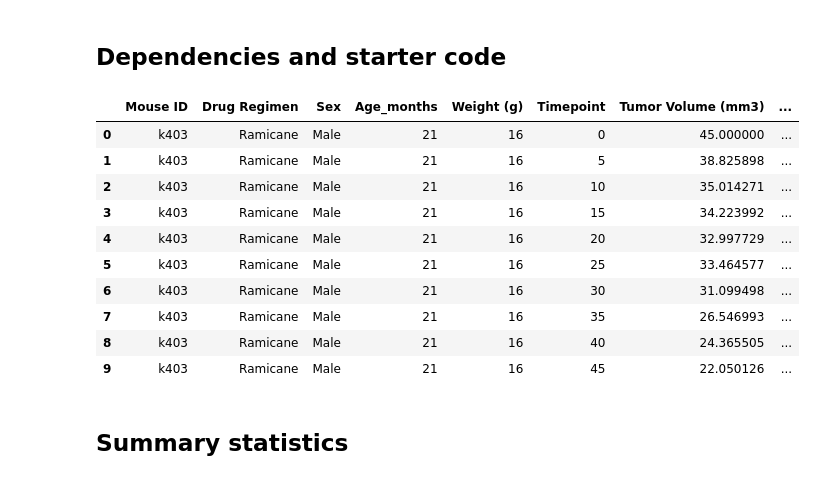
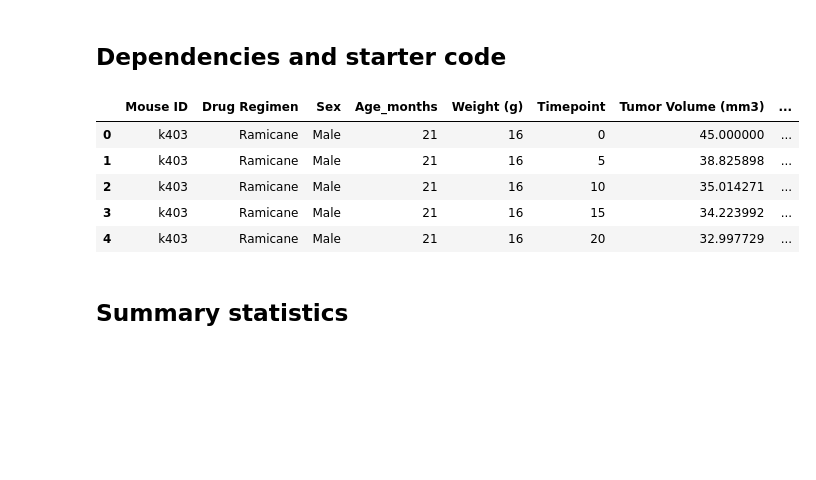
Before and after one commit to enriquesaenger/matplotlib-challenge, a Jupyter notebook: Pymaceuticals/pymaceuticals_starter.ipynb, the cells around one changed output. Drawn from its saved outputs; the diff is of its cells as text; code cells hidden in the pictures; blank space fills up the shorter version.

```diff
--- a/Pymaceuticals/pymaceuticals_starter.ipynb
+++ b/Pymaceuticals/pymaceuticals_starter.ipynb
@@ -5,31 +5,26 @@
 # %%
 # Dependencies and Setup
 import matplotlib.pyplot as plt
 import pandas as pd
 import scipy.stats as st
 from scipy.stats import linregress
 import numpy as np
 
 # Read the mouse data and the study results
 mouse_metadata = pd.read_csv("data/Mouse_metadata.csv")
 study_results = pd.read_csv("data/Study_results.csv")
 
 # Combine the data into a single dataset
-mouse_df = pd.merge(mouse_metadata, study_results, on="Mouse ID", how="outer")
+mice_df = pd.merge(mouse_metadata, study_results, on="Mouse ID", how="outer")
 
-mouse_df.head(10)
+mice_df.head()
 # %% [output]
 |  | Mouse ID | Drug Regimen | Sex | Age_months | Weight (g) | Timepoint | Tumor Volume (mm3) | ... |
 | 0 | k403 | Ramicane | Male | 21 | 16 | 0 | 45.000000 | ... |
 | 1 | k403 | Ramicane | Male | 21 | 16 | 5 | 38.825898 | ... |
 | 2 | k403 | Ramicane | Male | 21 | 16 | 10 | 35.014271 | ... |
 | 3 | k403 | Ramicane | Male | 21 | 16 | 15 | 34.223992 | ... |
 | 4 | k403 | Ramicane | Male | 21 | 16 | 20 | 32.997729 | ... |
-| 5 | k403 | Ramicane | Male | 21 | 16 | 25 | 33.464577 | ... |
-| 6 | k403 | Ramicane | Male | 21 | 16 | 30 | 31.099498 | ... |
-| 7 | k403 | Ramicane | Male | 21 | 16 | 35 | 26.546993 | ... |
-| 8 | k403 | Ramicane | Male | 21 | 16 | 40 | 24.365505 | ... |
-| 9 | k403 | Ramicane | Male | 21 | 16 | 45 | 22.050126 | ... |
 # %% [markdown]
 ## Summary statistics
 # %%
```
Also changed, not shown: parts of 9 cells of this notebook.
